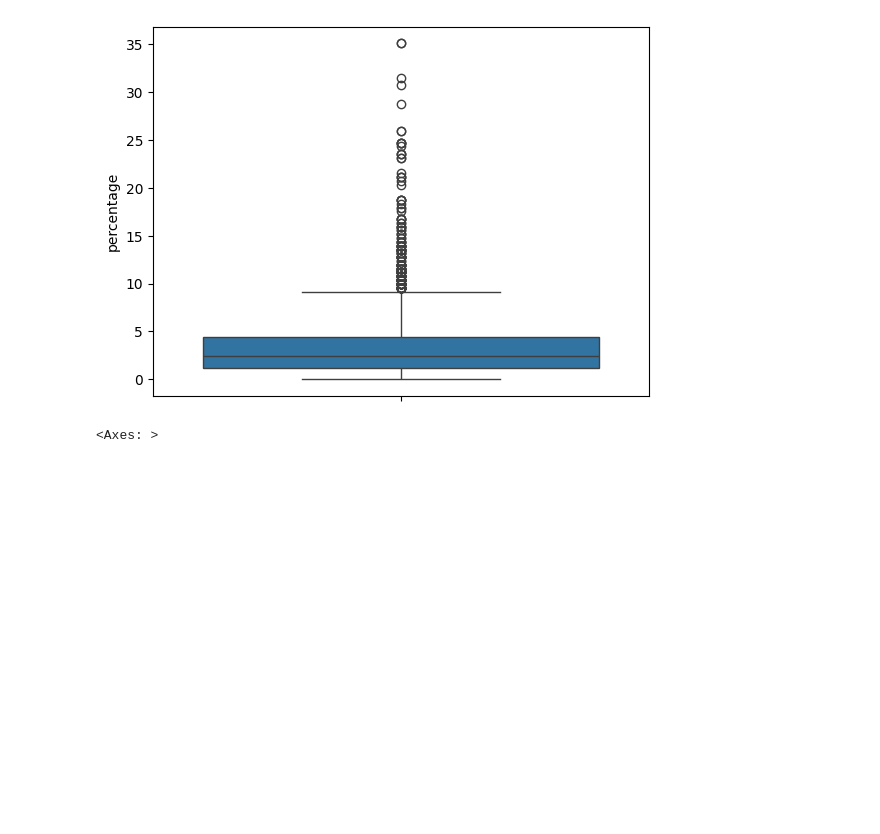
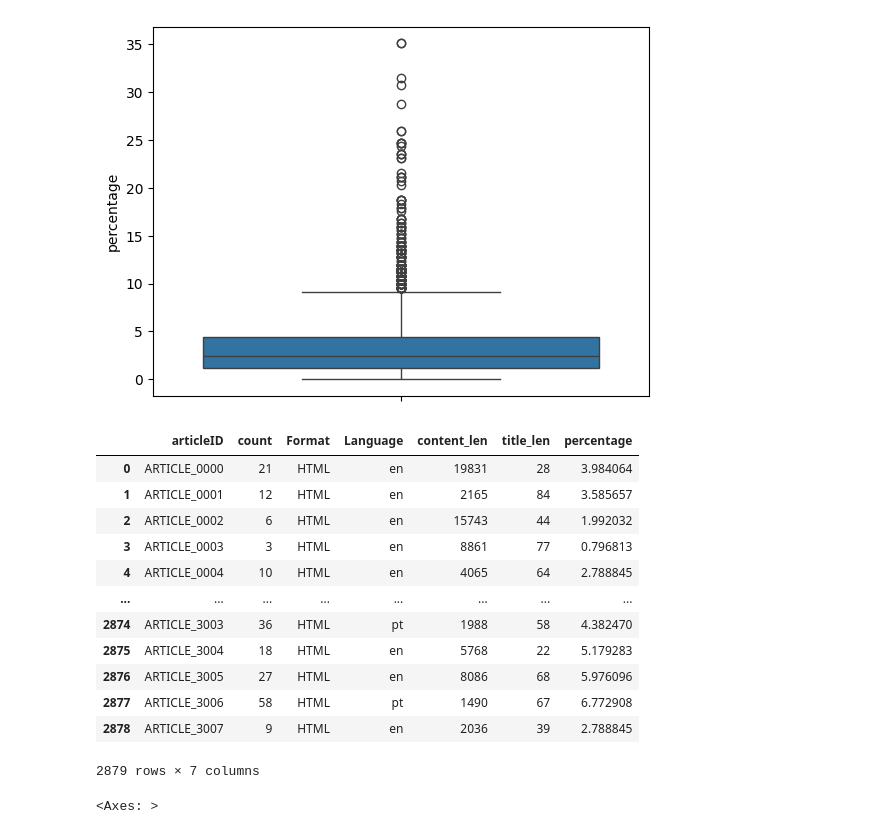
Before and after one commit to jungsiroo/article_recsys, a Jupyter notebook: EDA/basic.ipynb, the cells around one changed output. Saved outputs shown, nothing was run; the diff lists cells and outputs as text; code cells hidden in the pictures; blank space fills up the shorter version.

```diff
--- a/EDA/basic.ipynb
+++ b/EDA/basic.ipynb
@@ -155,6 +219,22 @@ sns.boxplot(author_per_article['percentage'])
 [figure]
 # %%
 article_meta = article_meta.merge(author_per_article, on='articleID')
+# %%
+article_meta
+# %% [output]
+|  | articleID | count | Format | Language | content_len | title_len | percentage |
+| 0 | ARTICLE_0000 | 21 | HTML | en | 19831 | 28 | 3.984064 |
+| 1 | ARTICLE_0001 | 12 | HTML | en | 2165 | 84 | 3.585657 |
+| 2 | ARTICLE_0002 | 6 | HTML | en | 15743 | 44 | 1.992032 |
+| 3 | ARTICLE_0003 | 3 | HTML | en | 8861 | 77 | 0.796813 |
+| 4 | ARTICLE_0004 | 10 | HTML | en | 4065 | 64 | 2.788845 |
+| ... | ... | ... | ... | ... | ... | ... | ... |
+| 2874 | ARTICLE_3003 | 36 | HTML | pt | 1988 | 58 | 4.382470 |
+| 2875 | ARTICLE_3004 | 18 | HTML | en | 5768 | 22 | 5.179283 |
+| 2876 | ARTICLE_3005 | 27 | HTML | en | 8086 | 68 | 5.976096 |
+| 2877 | ARTICLE_3006 | 58 | HTML | pt | 1490 | 67 | 6.772908 |
+| 2878 | ARTICLE_3007 | 9 | HTML | en | 2036 | 39 | 2.788845 |
+2879 rows × 7 columns
 # %%
 corr = article_meta[['count', 'percentage']].corr()
 
```
Also changed, not shown: parts of 13 cells of this notebook, 5 other files.
